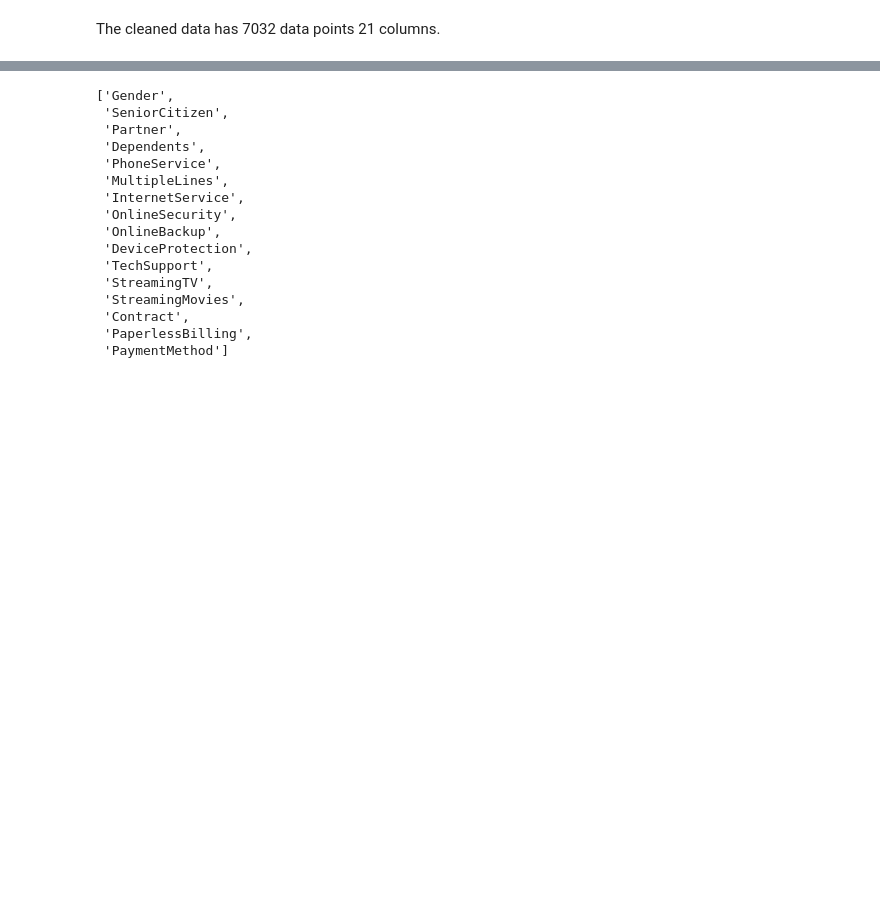
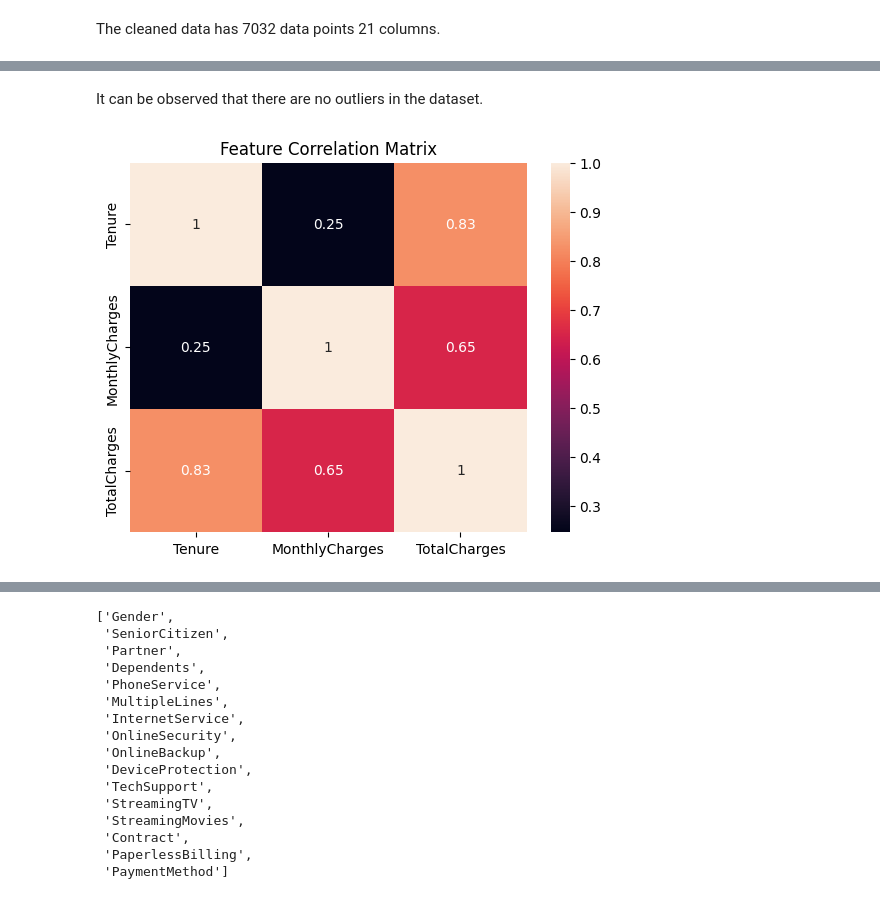
Before and after one commit to RetroAce0-0/Lam8da_2025, a Jupyter notebook: Lambda_Churn.ipynb, the cells around one changed output, grey strips where cells are left out. Drawn from its saved outputs; the diff is of its cells as text; code cells hidden in the pictures; blank space fills up the shorter version.

```diff
--- a/Lambda_Churn.ipynb
+++ b/Lambda_Churn.ipynb
@@ -641,0 +669,19 @@ dtype: object
+# %% [markdown]
+It can be observed that there are no outliers in the dataset.
+# %%
+# Convert floats to numeric
+df['Tenure'] = pd.to_numeric(df['Tenure'], errors='coerce')
+df['MonthlyCharges'] = pd.to_numeric(df['MonthlyCharges'], errors='coerce')
+df['TotalCharges'] = pd.to_numeric(df['TotalCharges'], errors='coerce')
+df.dropna(subset=['Tenure', 'MonthlyCharges', 'TotalCharges'], inplace=True)
+
+
+
+
+# Correlation Matrix for Key Features
+corr_matrix = df[['Tenure', 'MonthlyCharges', 'TotalCharges']].corr()
+sns.heatmap(corr_matrix, annot=True)
+plt.title('Feature Correlation Matrix')
+plt.show()
+# %% [output]
+[figure, added]
```
Also changed, not shown: parts of 87 cells of this notebook.
